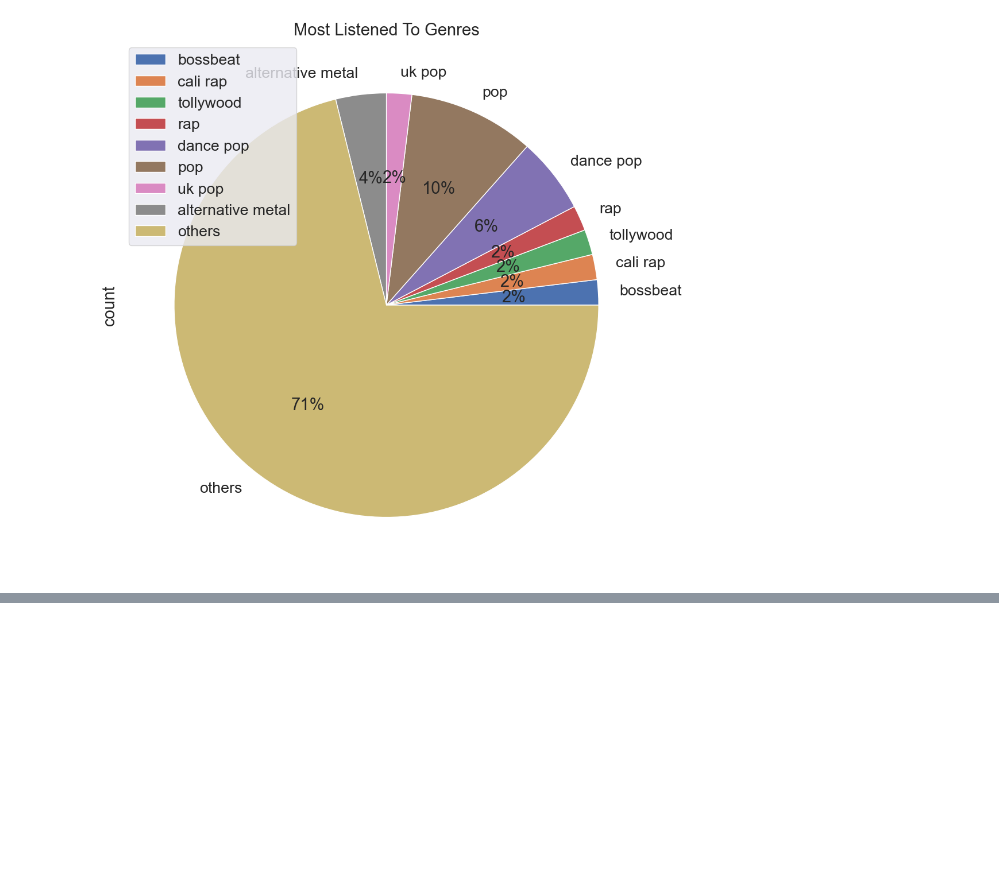
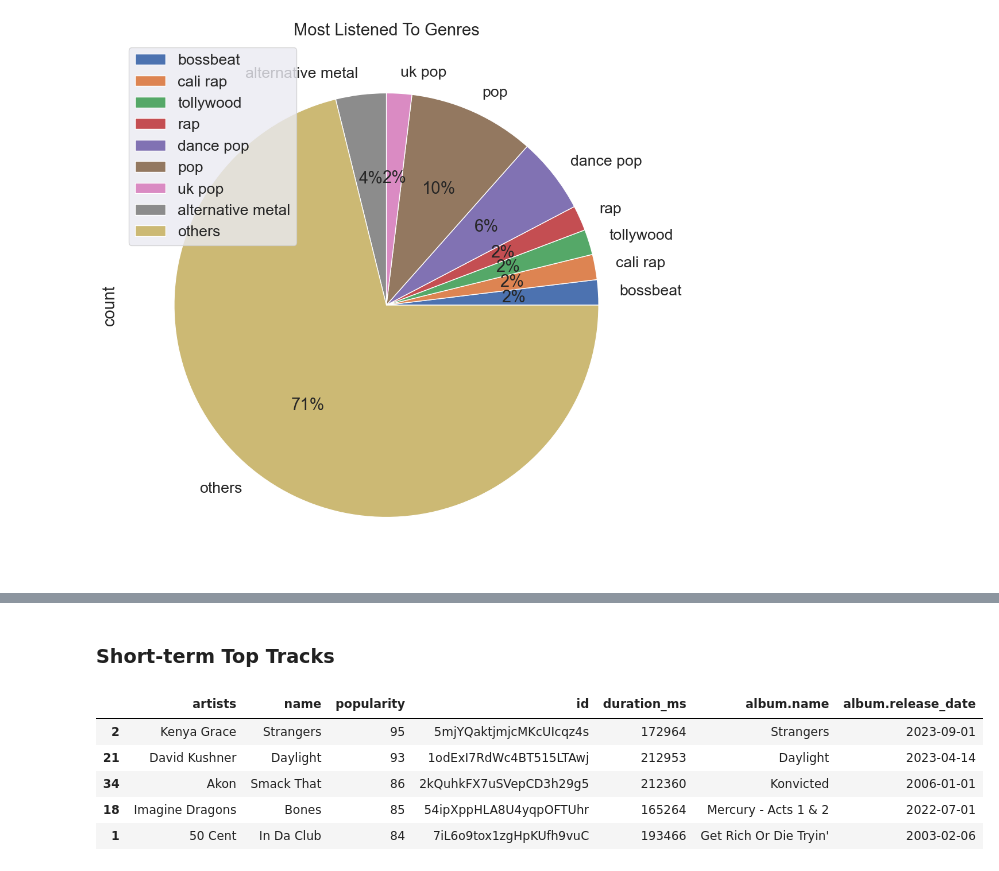
Before and after one commit to sabit-shaiholla/CodeHarbor, a Jupyter notebook: data-analytics/spotify-data/spotify-data.ipynb, the cells around one changed output, grey strips where cells are left out. Saved outputs shown, nothing was run; the diff lists cells and outputs as text; code cells hidden in the pictures; blank space fills up the shorter version.

```diff
--- a/data-analytics/spotify-data/spotify-data.ipynb
+++ b/data-analytics/spotify-data/spotify-data.ipynb
@@ -127,0 +190,29 @@ plt.show()
+# %%
+st_tracks = sp.current_user_top_tracks(limit=TRACKS_SAMPLE_SIZE, offset=TRACKS_OFFSET, time_range='short_term')
+mt_tracks = sp.current_user_top_tracks(limit=TRACKS_SAMPLE_SIZE, offset=TRACKS_OFFSET, time_range='medium_term')
+lt_tracks = sp.current_user_top_tracks(limit=TRACKS_SAMPLE_SIZE,offset=TRACKS_OFFSET, time_range='long_term')
+# %%
+short_term_top_tracks_df = json_normalize(st_tracks["items"])
+medium_term_top_tracks_df = json_normalize(mt_tracks["items"])
+long_term_top_tracks_df = json_normalize(lt_tracks["items"])
+# %%
+properNameFunc = lambda raw_col_value: raw_col_value[0]['name']
+
+short_term_top_tracks_df = short_term_top_tracks_df[['artists', 'name','popularity', 'id', 'duration_ms', 'album.name', 'album.release_date']].sort_values(by=['popularity'], ascending=False)
+medium_term_top_tracks_df = medium_term_top_tracks_df[['artists', 'name','popularity', 'id', 'duration_ms', 'album.name', 'album.release_date']].sort_values(by=['popularity'], ascending=False)
+long_term_top_tracks_df = long_term_top_tracks_df[['artists', 'name','popularity', 'id', 'duration_ms', 'album.name', 'album.release_date']].sort_values(by=['popularity'], ascending=False)
+
+short_term_top_tracks_df['artists'] = short_term_top_tracks_df['artists'].apply(properNameFunc)
+medium_term_top_tracks_df['artists'] = medium_term_top_tracks_df['artists'].apply(properNameFunc)
+long_term_top_tracks_df['artists'] = long_term_top_tracks_df['artists'].apply(properNameFunc)
+# %% [markdown]
+### Short-term Top Tracks
+# %%
+short_term_top_tracks_df.head()
+# %% [output]
+|  | artists | name | popularity | id | duration_ms | album.name | album.release_date |
+| 2 | Kenya Grace | Strangers | 95 | 5mjYQaktjmjcMKcUIcqz4s | 172964 | Strangers | 2023-09-01 |
+| 21 | David Kushner | Daylight | 93 | 1odExI7RdWc4BT515LTAwj | 212953 | Daylight | 2023-04-14 |
+| 34 | Akon | Smack That | 86 | 2kQuhkFX7uSVepCD3h29g5 | 212360 | Konvicted | 2006-01-01 |
+| 18 | Imagine Dragons | Bones | 85 | 54ipXppHLA8U4yqpOFTUhr | 165264 | Mercury - Acts 1 & 2 | 2022-07-01 |
+| 1 | 50 Cent | In Da Club | 84 | 7iL6o9tox1zgHpKUfh9vuC | 193466 | Get Rich Or Die Tryin' | 2003-02-06 |
```
Also changed, not shown: parts of 26 cells of this notebook.
